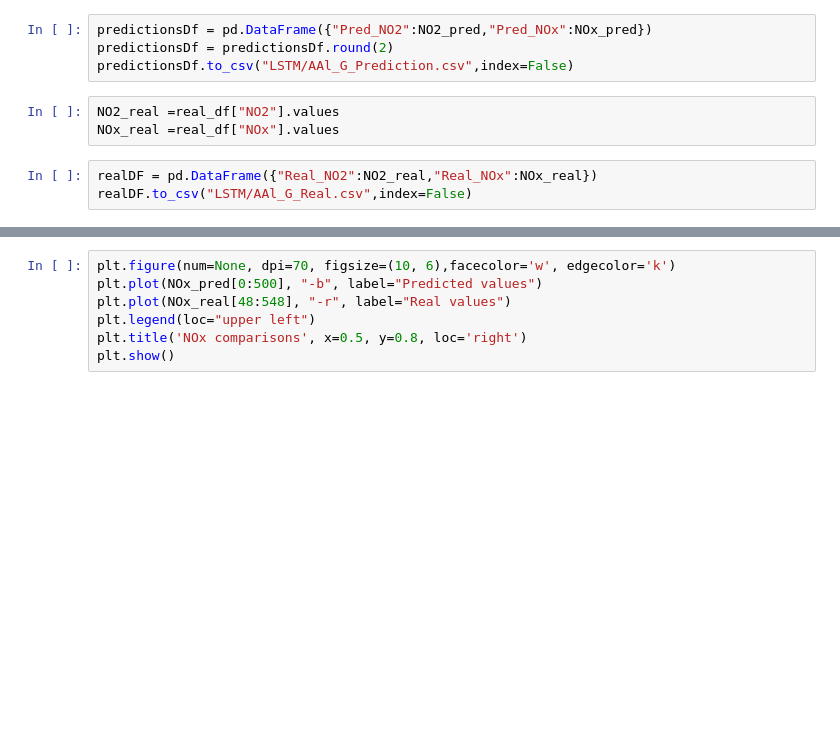
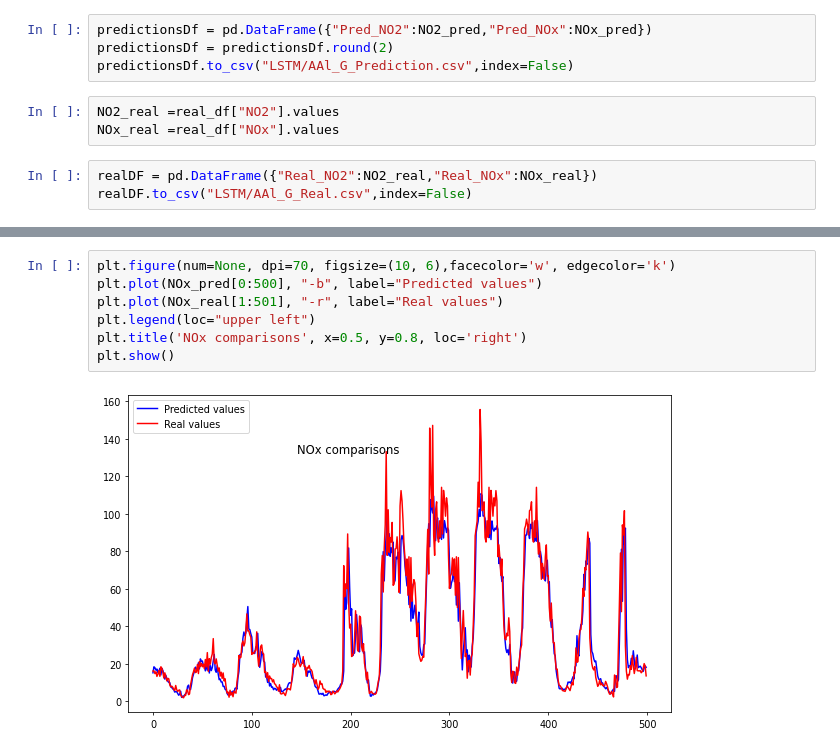
Before and after one commit to Wrafttex/BachelorProject, a Jupyter notebook: 4_Training_LSTM_Model_Gade.ipynb, the cells around one changed output, grey strips where cells are left out. Drawn from its saved outputs; the diff is of its cells as text; blank space fills up the shorter version.

```diff
--- a/4_Training_LSTM_Model_Gade.ipynb
+++ b/4_Training_LSTM_Model_Gade.ipynb
@@ -183,7 +207,9 @@ plt.show()
 # %%
 plt.figure(num=None, dpi=70, figsize=(10, 6),facecolor='w', edgecolor='k')
 plt.plot(NOx_pred[0:500], "-b", label="Predicted values")
-plt.plot(NOx_real[48:548], "-r", label="Real values")
+plt.plot(NOx_real[1:501], "-r", label="Real values")
 plt.legend(loc="upper left")
 plt.title('NOx comparisons', x=0.5, y=0.8, loc='right')
 plt.show()
+# %% [output]
+[figure, added]
```
Also changed, not shown: parts of 10 cells of this notebook, 16 other files.
